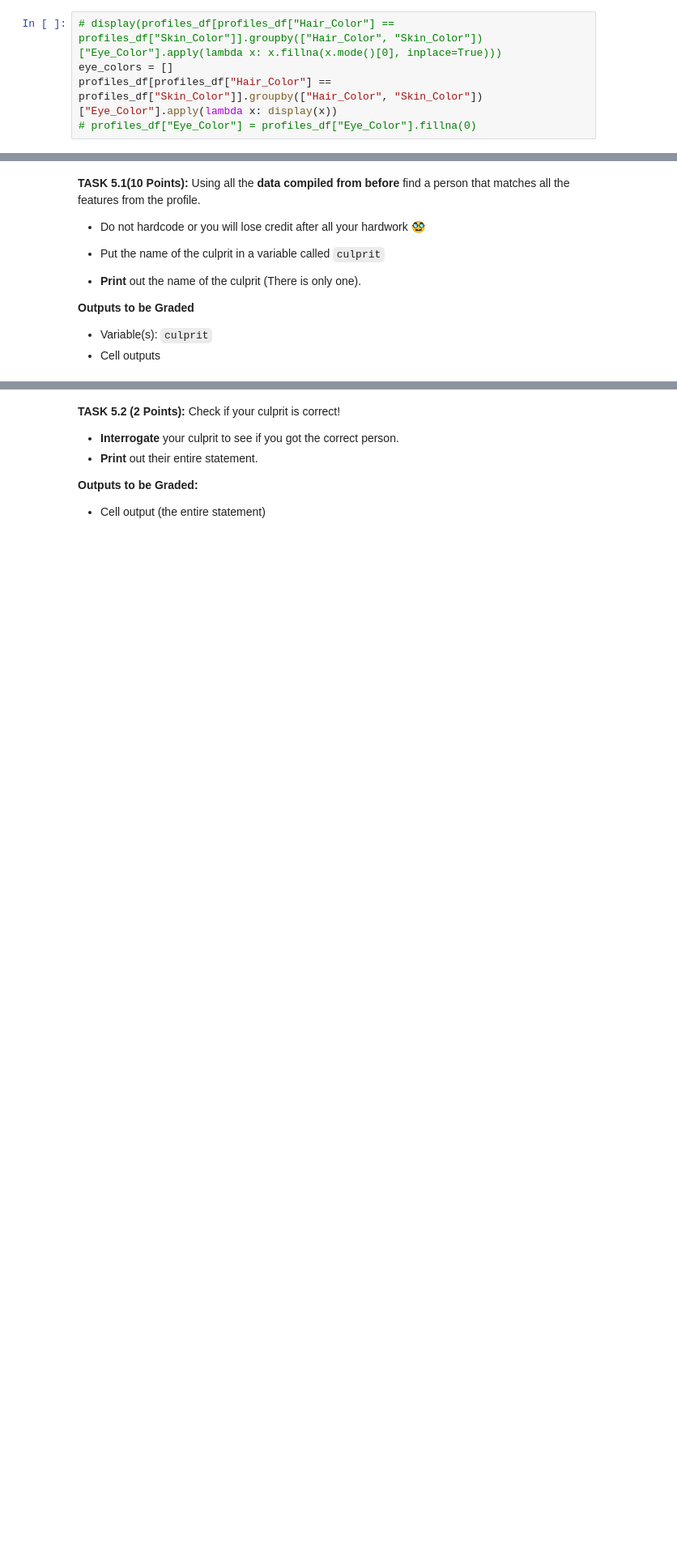
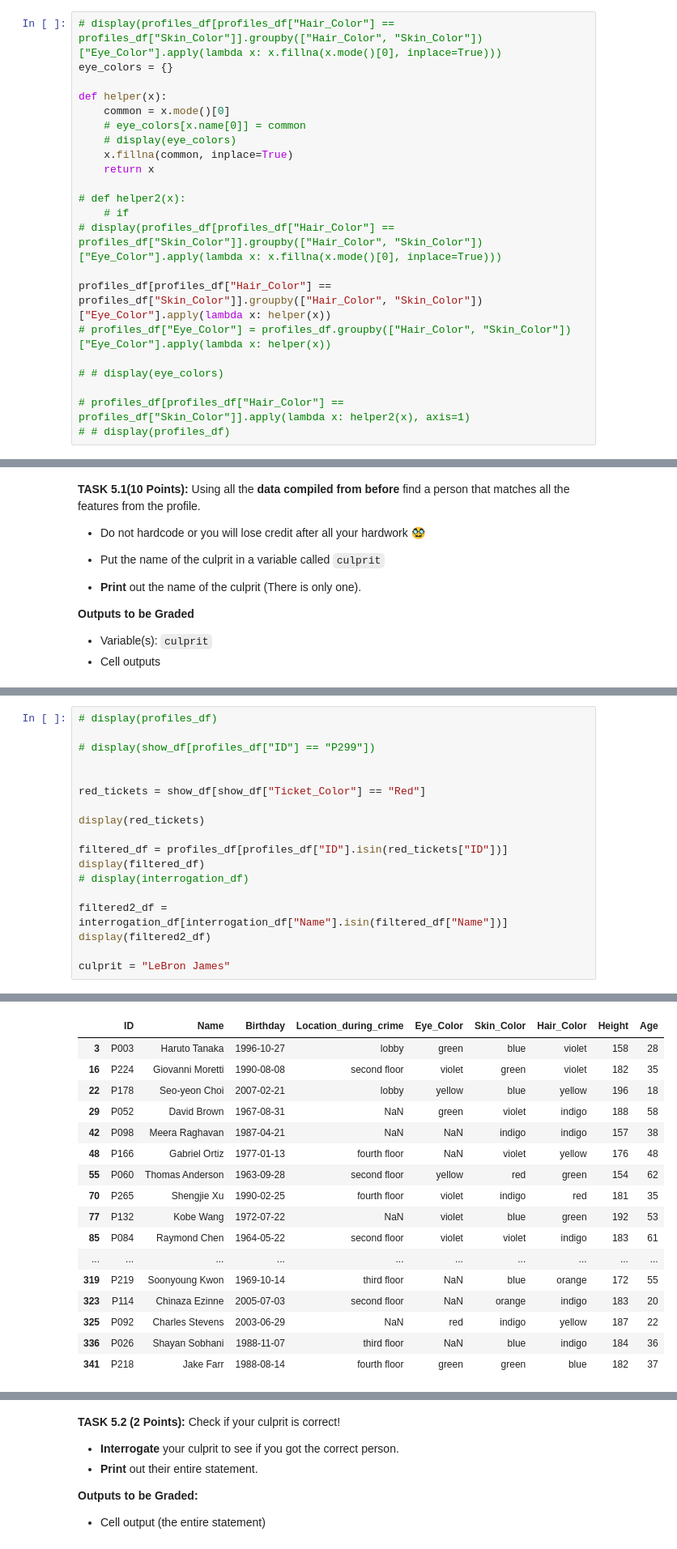
Before and after one commit to cooldeath49/CMSC320, a Jupyter notebook: hw3/CMSC320_HW3_Fall2025.ipynb, the cells around one changed output, grey strips where cells are left out. Shown at 81% size. Saved outputs shown, nothing was run; the diff lists cells and outputs as text; blank space fills up the shorter version.

```diff
--- a/hw3/CMSC320_HW3_Fall2025.ipynb
+++ b/hw3/CMSC320_HW3_Fall2025.ipynb
@@ -326,7 +340,24 @@ display(profiles_df)
  - Cell outputs
 # %%
 # display(profiles_df[profiles_df["Hair_Color"] == profiles_df["Skin_Color"]].groupby(["Hair_Color", "Skin_Color"])["Eye_Color"].apply(lambda x: x.fillna(x.mode()[0], inplace=True)))
-eye_colors = []
-profiles_df[profiles_df["Hair_Color"] == profiles_df["Skin_Color"]].groupby(["Hair_Color", "Skin_Color"])["Eye_Color"].apply(lambda x: display(x))
-# profiles_df["Eye_Color"] = profiles_df["Eye_Color"].fillna(0)
+eye_colors = {}
+
+def helper(x):
+    common = x.mode()[0]
+    # eye_colors[x.name[0]] = common
+    # display(eye_colors)
+    x.fillna(common, inplace=True)
+    return x
+
+# def helper2(x):
+    # if
+# display(profiles_df[profiles_df["Hair_Color"] == profiles_df["Skin_Color"]].groupby(["Hair_Color", "Skin_Color"])["Eye_Color"].apply(lambda x: x.fillna(x.mode()[0], inplace=True)))
+
+profiles_df[profiles_df["Hair_Color"] == profiles_df["Skin_Color"]].groupby(["Hair_Color", "Skin_Color"])["Eye_Color"].apply(lambda x: helper(x))
+# profiles_df["Eye_Color"] = profiles_df.groupby(["Hair_Color", "Skin_Color"])["Eye_Color"].apply(lambda x: helper(x))
+
+# # display(eye_colors)
+
+# profiles_df[profiles_df["Hair_Color"] == profiles_df["Skin_Color"]].apply(lambda x: helper2(x), axis=1)
+# # display(profiles_df)
 # %% [output]
@@ -738,0 +707,19 @@ IndexingError: Unalignable boolean Series provided as indexer (index of the bool
+# %%
+# display(profiles_df)
+
+# display(show_df[profiles_df["ID"] == "P299"])
+
+
+red_tickets = show_df[show_df["Ticket_Color"] == "Red"]
+
+display(red_tickets)
+
+filtered_df = profiles_df[profiles_df["ID"].isin(red_tickets["ID"])]
+display(filtered_df)
+# display(interrogation_df)
+
+filtered2_df = interrogation_df[interrogation_df["Name"].isin(filtered_df["Name"])]
+display(filtered2_df)
+
+culprit = "LeBron James"
+# %% [output]
@@ -738,0 +743,17 @@ IndexingError: Unalignable boolean Series provided as indexer (index of the bool
+|  | ID | Name | Birthday | Location_during_crime | Eye_Color | Skin_Color | Hair_Color | Height | Age |
+| 3 | P003 | Haruto Tanaka | 1996-10-27 | lobby | green | blue | violet | 158 | 28 |
+| 16 | P224 | Giovanni Moretti | 1990-08-08 | second floor | violet | green | violet | 182 | 35 |
+| 22 | P178 | Seo-yeon Choi | 2007-02-21 | lobby | yellow | blue | yellow | 196 | 18 |
+| 29 | P052 | David Brown | 1967-08-31 | NaN | green | violet | indigo | 188 | 58 |
+| 42 | P098 | Meera Raghavan | 1987-04-21 | NaN | NaN | indigo | indigo | 157 | 38 |
+| 48 | P166 | Gabriel Ortiz | 1977-01-13 | fourth floor | NaN | violet | yellow | 176 | 48 |
+| 55 | P060 | Thomas Anderson | 1963-09-28 | second floor | yellow | red | green | 154 | 62 |
+| 70 | P265 | Shengjie Xu | 1990-02-25 | fourth floor | violet | indigo | red | 181 | 35 |
+| 77 | P132 | Kobe Wang | 1972-07-22 | NaN | violet | blue | green | 192 | 53 |
+| 85 | P084 | Raymond Chen | 1964-05-22 | second floor | violet | violet | indigo | 183 | 61 |
+| ... | ... | ... | ... | ... | ... | ... | ... | ... | ... |
+| 319 | P219 | Soonyoung Kwon | 1969-10-14 | third floor | NaN | blue | orange | 172 | 55 |
+| 323 | P114 | Chinaza Ezinne | 2005-07-03 | second floor | NaN | orange | indigo | 183 | 20 |
+| 325 | P092 | Charles Stevens | 2003-06-29 | NaN | red | indigo | yellow | 187 | 22 |
+| 336 | P026 | Shayan Sobhani | 1988-11-07 | third floor | NaN | blue | indigo | 184 | 36 |
+| 341 | P218 | Jake Farr | 1988-08-14 | fourth floor | green | green | blue | 182 | 37 |
```
Also changed, not shown: parts of 7 cells of this notebook.
